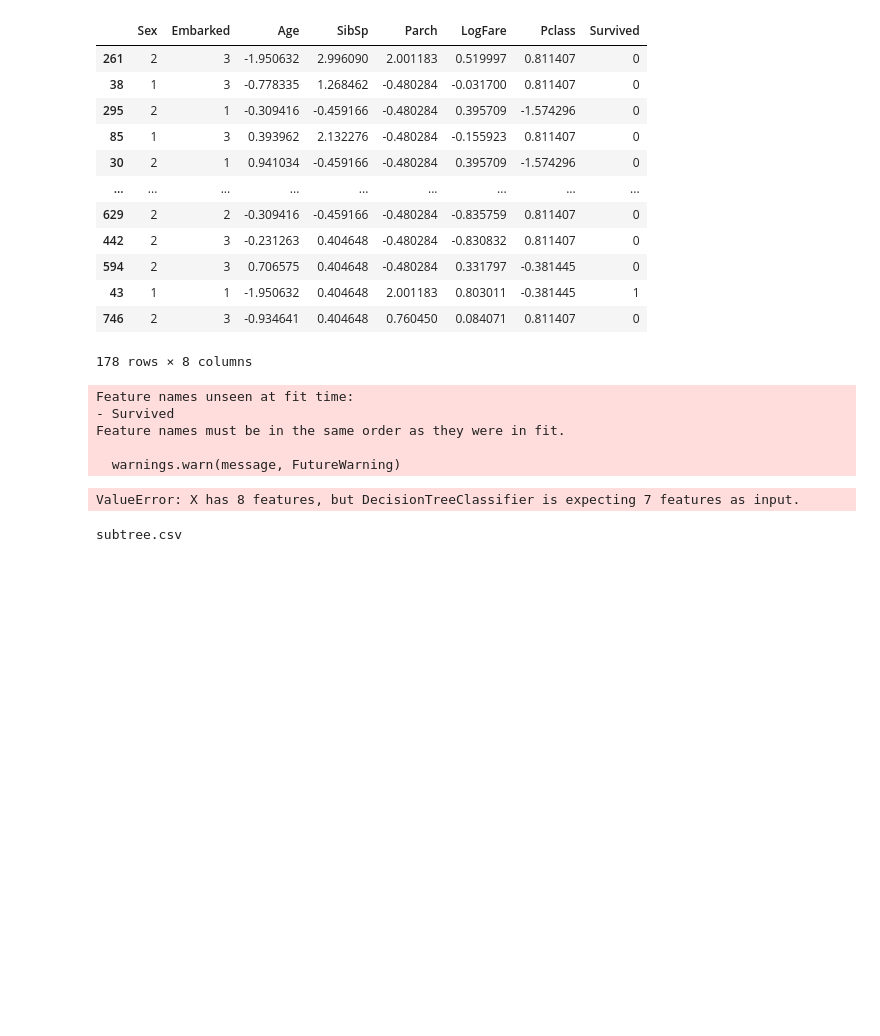
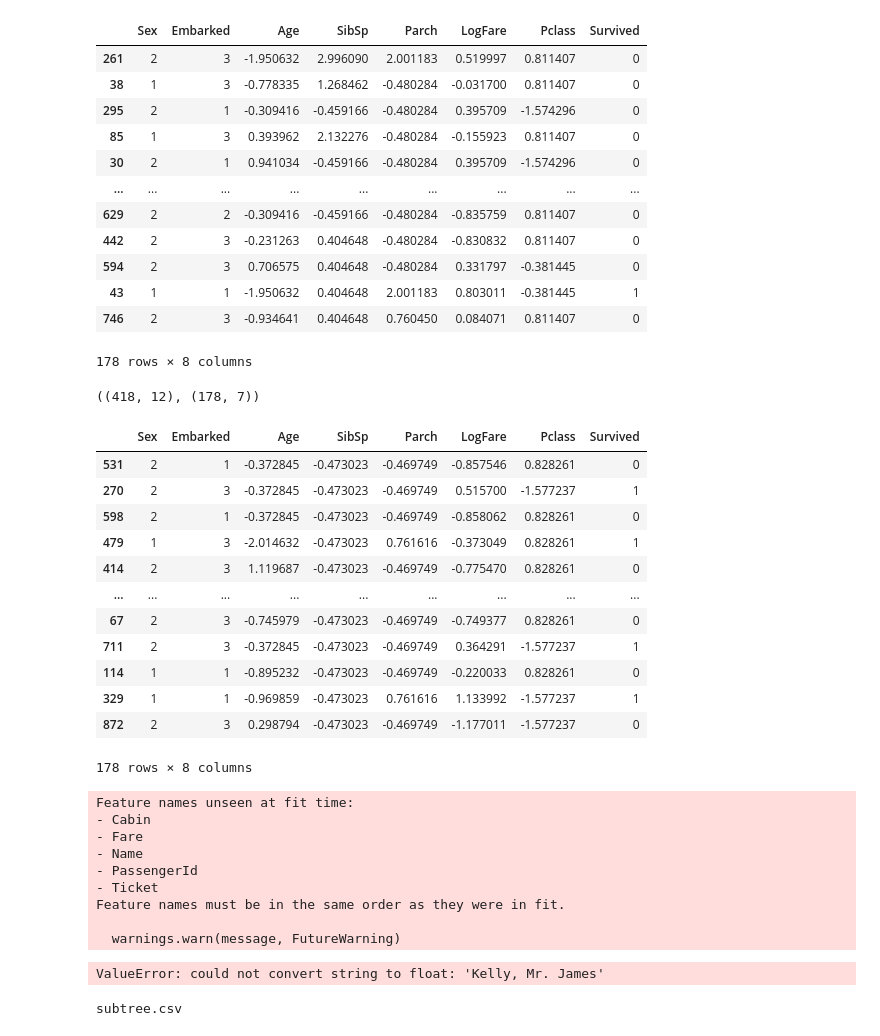
Before and after one commit to rubanzasilva/random_forest_basics, a Jupyter notebook: how-random-forests-really-work.ipynb, the cells around one changed output. Saved outputs shown, nothing was run; the diff lists cells and outputs as text; code cells hidden in the pictures; blank space fills up the shorter version.

Commit message:
Kaggle Notebook | How random forests really work | Version 6

```diff
--- a/how-random-forests-really-work.ipynb
+++ b/how-random-forests-really-work.ipynb
@@ -84,5 +84,9 @@ proc_data(train_df)
 proc_data(test_df)
 # %%
 cat_names= ["Sex","Embarked"]
-cont_names =['Age', 'SibSp', 'Parch', 'LogFare',"Pclass"]
-dep = "Survived"
+cont_names =['Age', 'SibSp', 'Parch', 'LogFare',"Pclass","PassengerId"]
+
+procs = [Categorify, FillMissing, Normalize]
+y_names = 'Survived'
+y_block = CategoryBlock()
+splits = RandomSplitter()(range_of(train_df))
@@ -101,5 +132,5 @@ train_df.head()
 to = TabularPandas(train_df, procs=[Categorify, FillMissing,Normalize],
                    cat_names = cat_names,
                    cont_names = cont_names,
-                   y_names=dep,
+                   y_names=y_names,
                    y_block = CategoryBlock)
@@ -108,2 +136,0 @@ from fastai.tabular.all import *
-# %%
-to = to.train_test_split(test_size=0.2)
@@ -123,15 +136,0 @@ procs=[Categorify, FillMissing,Normalize]
-# %%
-from fastai.tabular.all import *
-from sklearn.tree import DecisionTreeClassifier
-
-# Assuming 'to' is your TabularPandas object
-to = TabularPandas(train_df, procs=procs, cont_names=cont_names, cat_names=cat_names)
-
-# Split the data
-#to = to.train_test_split(test_size=0.2)
-
-# Create a Learner object with the DecisionTreeClassifier
-learn = Learner(to, model=DecisionTreeClassifier(), metrics=accuracy)
-
-# Train the model
-learn.fit_one_cycle(5)
@@ -273,17 +270,41 @@ X_test
+# %%
+test_df.shape,X_test.shape
+# %% [output]
+((418, 12), (178, 7))
+# %%
+X_test
+# %% [output]
+|  | Sex | Embarked | Age | SibSp | Parch | LogFare | Pclass | Survived |
+| 531 | 2 | 1 | -0.372845 | -0.473023 | -0.469749 | -0.857546 | 0.828261 | 0 |
+| 270 | 2 | 3 | -0.372845 | -0.473023 | -0.469749 | 0.515700 | -1.577237 | 1 |
+| 598 | 2 | 1 | -0.372845 | -0.473023 | -0.469749 | -0.858062 | 0.828261 | 0 |
+| 479 | 1 | 3 | -2.014632 | -0.473023 | 0.761616 | -0.373049 | 0.828261 | 1 |
+| 414 | 2 | 3 | 1.119687 | -0.473023 | -0.469749 | -0.775470 | 0.828261 | 0 |
+| ... | ... | ... | ... | ... | ... | ... | ... | ... |
+| 67 | 2 | 3 | -0.745979 | -0.473023 | -0.469749 | -0.749377 | 0.828261 | 0 |
+| 711 | 2 | 3 | -0.372845 | -0.473023 | -0.469749 | 0.364291 | -1.577237 | 1 |
+| 114 | 1 | 1 | -0.895232 | -0.473023 | -0.469749 | -0.220033 | 0.828261 | 0 |
+| 329 | 1 | 1 | -0.969859 | -0.473023 | 0.761616 | 1.133992 | -1.577237 | 1 |
+| 872 | 2 | 3 | 0.298794 | -0.473023 | -0.469749 | -1.177011 | -1.577237 | 0 |
+178 rows × 8 columns
 # %%
 def subm(preds, suff):
     test_df['Survived'] = preds
     sub_df = test_df[['PassengerId','Survived']]
     sub_df.to_csv(f'sub{suff}.csv', index=False)
 
-subm(m.predict(X_test), 'tree')
+subm(tree.predict(test_df), 'mission')
 # %% [output]
 Feature names unseen at fit time:
-- Survived
+- Cabin
+- Fare
+- Name
+- PassengerId
+- Ticket
 Feature names must be in the same order as they were in fit.
 
   warnings.warn(message, FutureWarning)
-ValueError: X has 8 features, but DecisionTreeClassifier is expecting 7 features as input.
+ValueError: could not convert string to float: 'Kelly, Mr. James'
 # %%
 !ls
 # %% [output]
```
Also changed, not shown: parts of 25 cells of this notebook.
